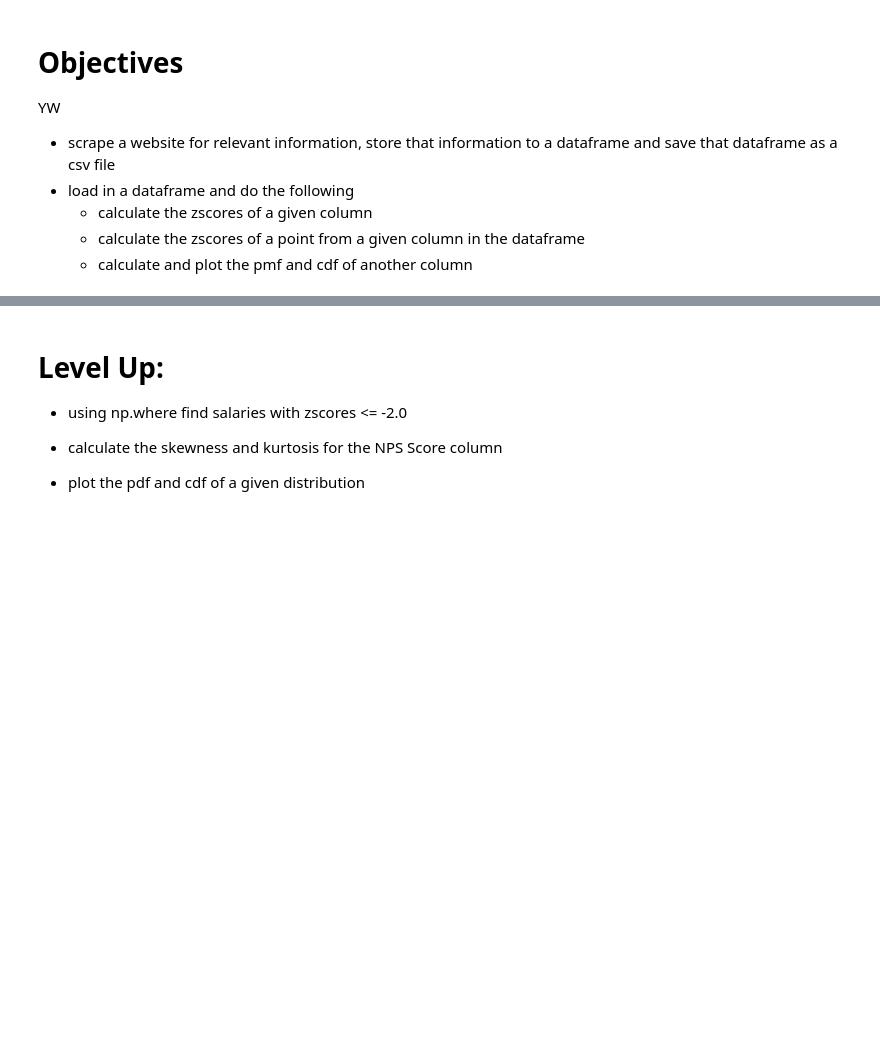
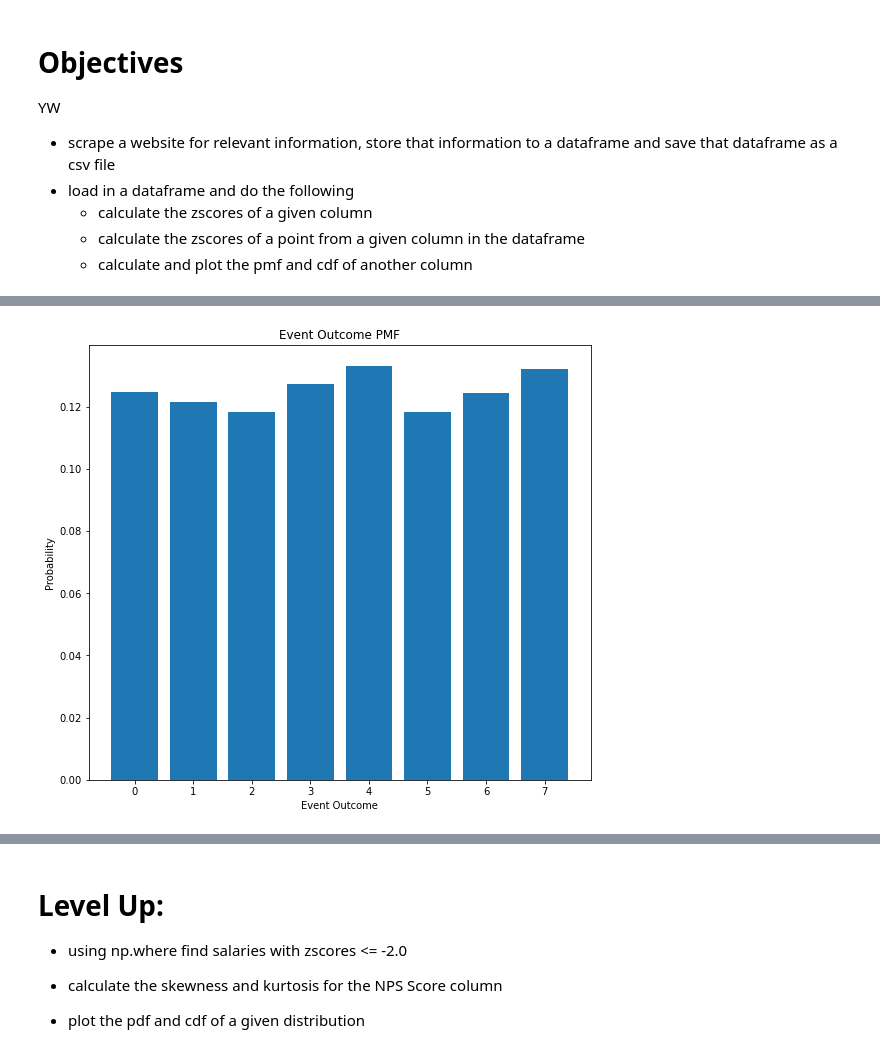
Before and after one commit to korinzumike/topic11-topic13-assessment, a Jupyter notebook: assessment.ipynb, the cells around one changed output, grey strips where cells are left out. Saved outputs shown, nothing was run; the diff lists cells and outputs as text; code cells hidden in the pictures; blank space fills up the shorter version.

```diff
--- a/assessment.ipynb
+++ b/assessment.ipynb
@@ -79,6 +278,26 @@ create a PMF and plot the PMF as a bar chart
 See image below for referenc
 
 <img src="solutions/images/part4_pmf.png"/>
+# %%
+eventOutcomes = df['eventOutcome'].to_list()
+
+num_tally = len(eventOutcomes)
+tally_raw = Counter(eventOutcomes)
+uvals_key = sorted(list(tally_raw.keys()))
+num_uvals = len(uvals_key)
+uvals_index = list(range(num_uvals))
+uvals_freq = [tally_raw[k] for k in uvals_key]
+uvals_prob = [tally_raw[k]/num_tally for k in uvals_key]
+
+fig = plt.figure(figsize=(9,8))
+ax = fig.add_subplot(111)
+plt.bar(uvals_key, uvals_prob)
+plt.xlabel("Event Outcome")
+plt.ylabel("Probability")
+plt.title("Event Outcome PMF")
+plt.show()
+# %% [output]
+[figure, added]
 # %% [markdown]
 # Part 5 - CDF
 plot the CDF of Event Outcomes as a scatter plot using the information above
```
Also changed, not shown: parts of 20 cells of this notebook.
